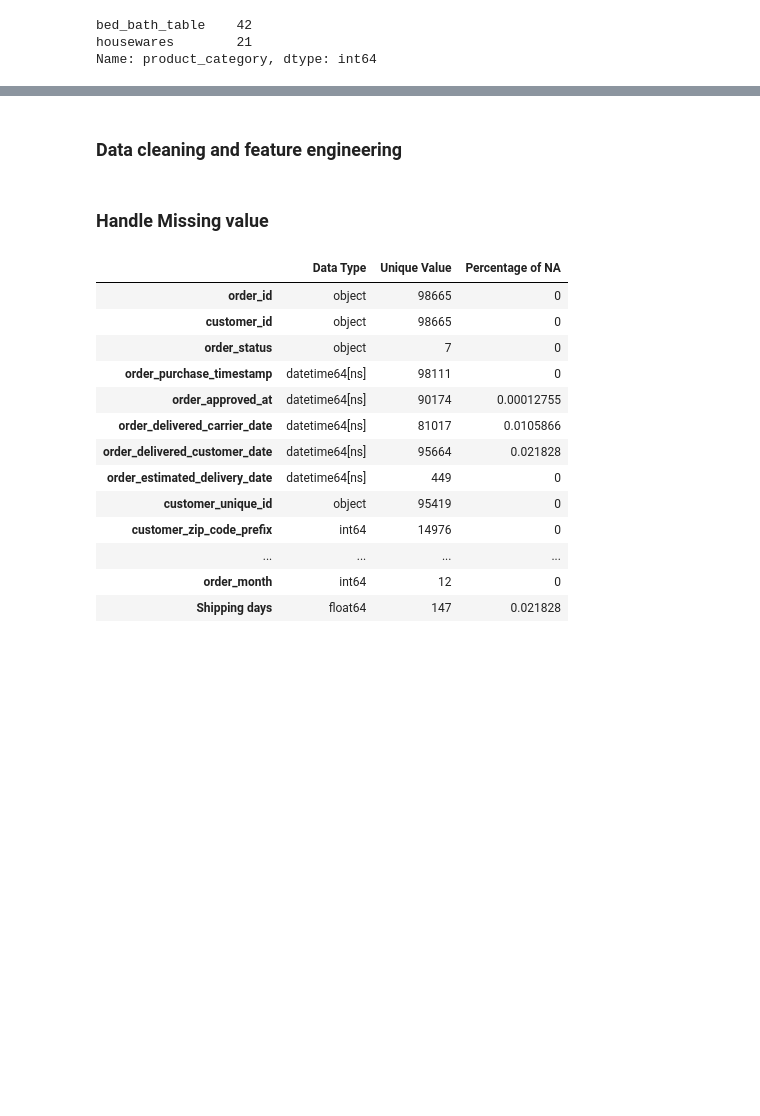
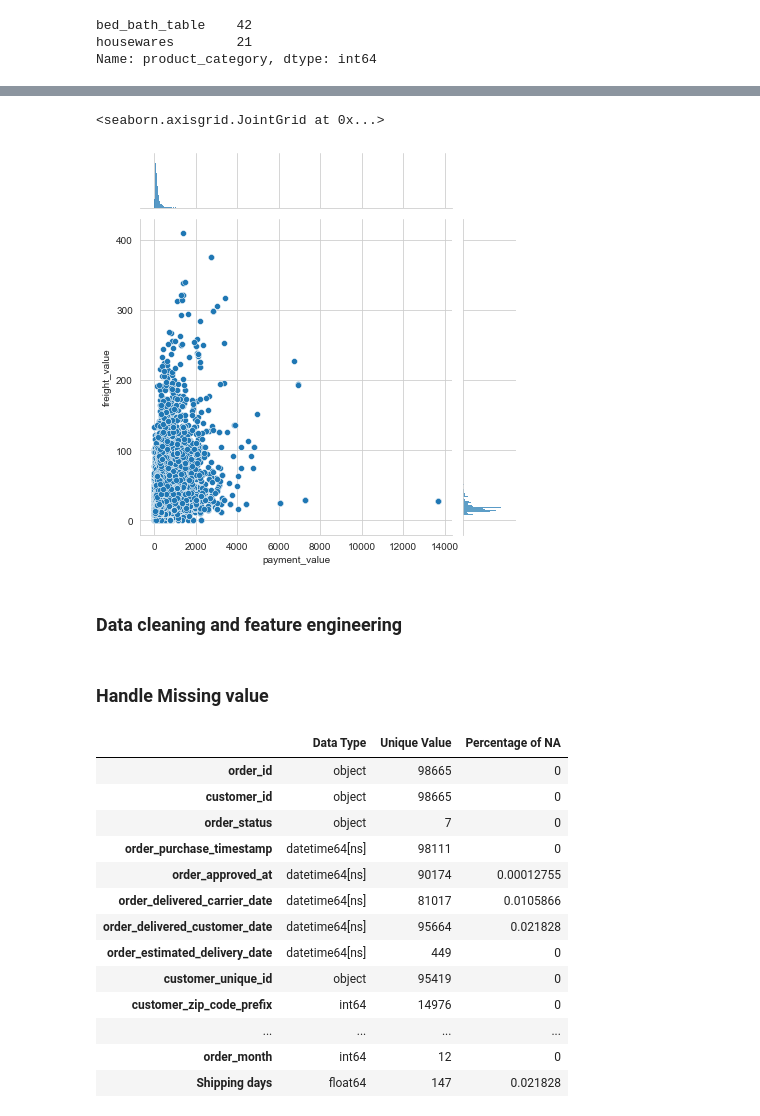
Before and after one commit to jiahuiwang2020/Data-Science-Project, a Jupyter notebook: E_Commerce/Main.ipynb, the cells around one changed output, grey strips where cells are left out. Saved outputs shown, nothing was run; the diff lists cells and outputs as text; code cells hidden in the pictures; blank space fills up the shorter version.

```diff
--- a/E_Commerce/Main.ipynb
+++ b/E_Commerce/Main.ipynb
@@ -406,3 +396,9 @@ Name: product_category, dtype: int64
+# %%
+# show the relationship between delivery price and the total payment value
+sns.jointplot(x='payment_value',y='freight_value',data=data,kind='scatter')
+# %% [output]
+<seaborn.axisgrid.JointGrid at 0x...>
+[figure, added]
 # %% [markdown]
 ####
 ### Data cleaning and feature engineering
```
Also changed, not shown: parts of 8 cells of this notebook.
